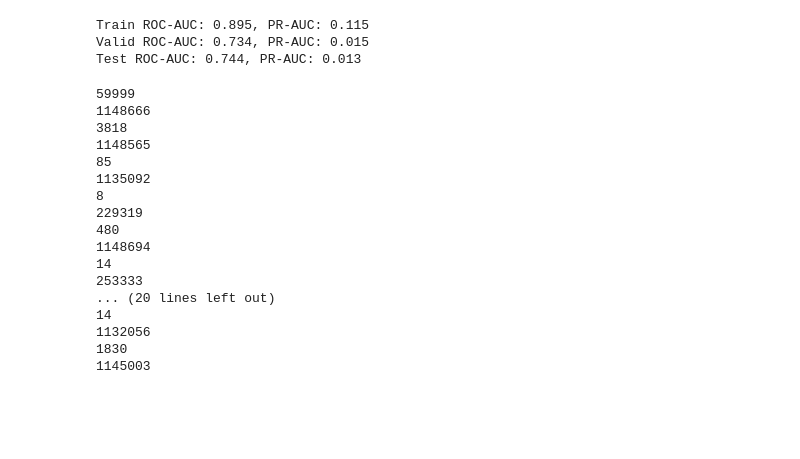
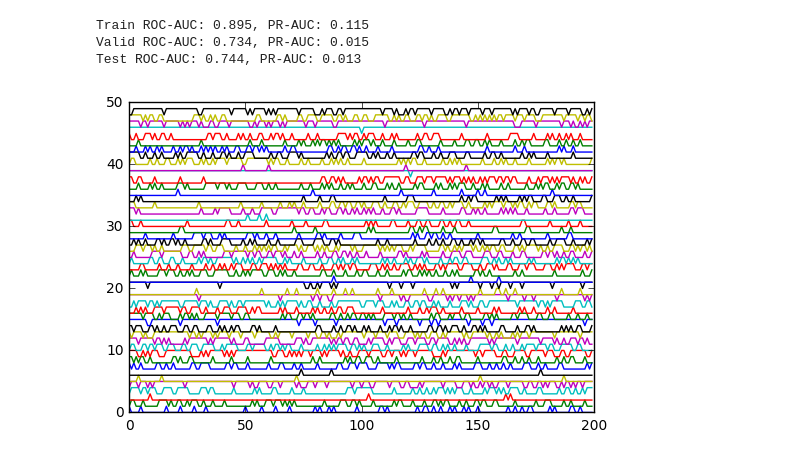
Before and after one commit to ppuliu/DeepLearning, a Jupyter notebook: tensorflow/exp.ipynb, the cells around one changed output. Cells and saved outputs as stored; diff of their text form; code cells hidden in the pictures; blank space fills up the shorter version.

```diff
--- a/tensorflow/exp.ipynb
+++ b/tensorflow/exp.ipynb
@@ -262,23 +291,7 @@ Train ROC-AUC: 0.895, PR-AUC: 0.115
 Valid ROC-AUC: 0.734, PR-AUC: 0.015
 Test ROC-AUC: 0.744, PR-AUC: 0.013
 # %%
-X=read_spike_train('/home/honglei/projects/neural_network/data/hc_data/ec012ec.227.st')
-visualSeries(X[:10000,:])
+X=read_spike_train('/home/honglei/projects/heterlearning/data/sleep_awake/BWRat17_121712_16.txt', 1, 1)
+visualSeries(X)
 # %% [output]
-59999
-1148666
-3818
-1148565
-85
-1135092
-8
-229319
-480
-1148694
-14
-253333
-... (20 lines left out)
-14
-1132056
-1830
-1145003
+[figure, added]
```
Also changed, not shown: parts of 13 cells of this notebook, 7 other files.
